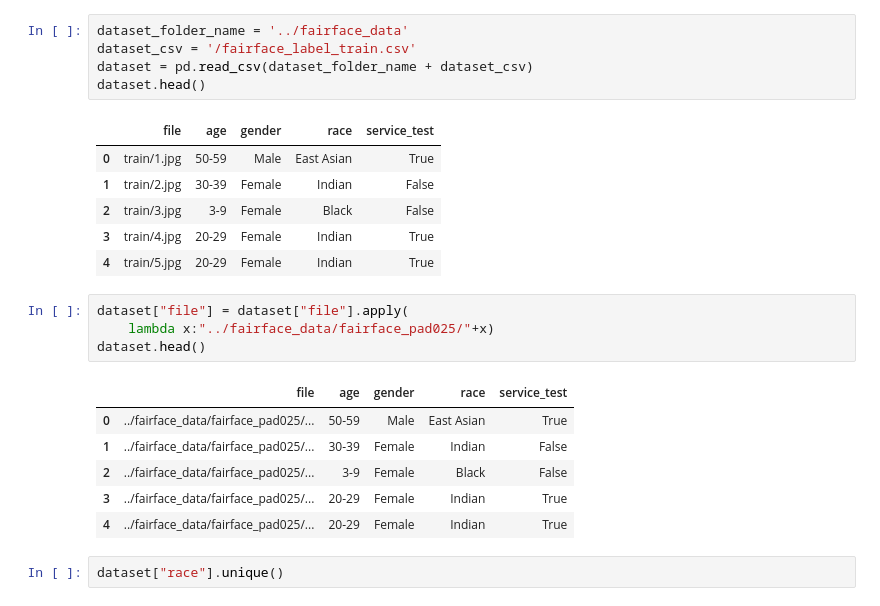
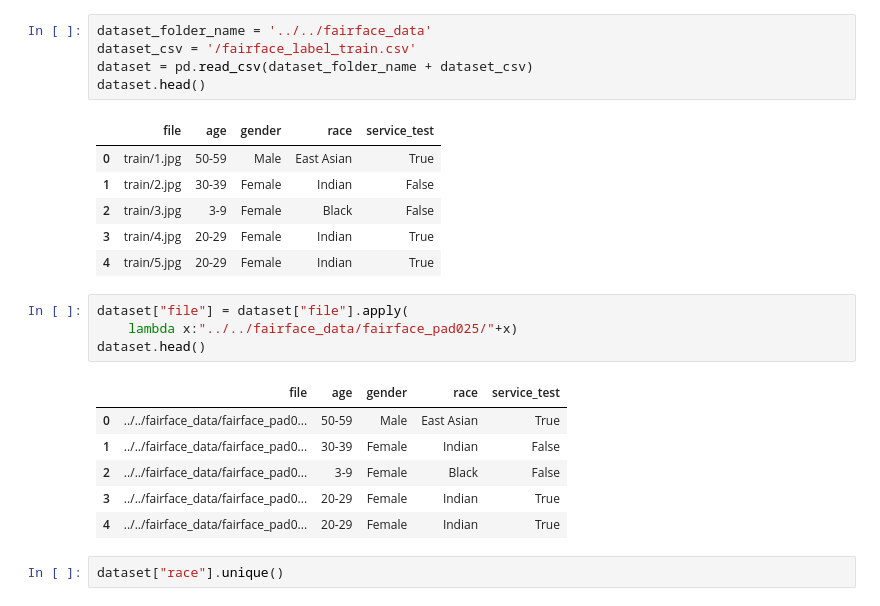
Before and after one commit to sudikshas/Racial_Classification_XAI_Model, a Jupyter notebook: notebook/Race_model-Copy1.ipynb, the cells around one changed output. Cells and saved outputs as stored; diff of their text form.

```diff
--- a/notebook/Race_model-Copy1.ipynb
+++ b/notebook/Race_model-Copy1.ipynb
@@ -63,7 +63,7 @@ dataset_dict = {
 dataset_dict['gender_alias'] = dict((g, i) for i, g in dataset_dict['gender_id'].items())
 dataset_dict['race_alias'] = dict((g, i) for i, g in dataset_dict['race_id'].items())
 # %%
-dataset_folder_name = '../fairface_data'
+dataset_folder_name = '../../fairface_data'
 dataset_csv = '/fairface_label_train.csv'
 dataset = pd.read_csv(dataset_folder_name + dataset_csv)
 dataset.head()
@@ -76,15 +76,15 @@ dataset.head()
 | 4 | train/5.jpg | 20-29 | Female | Indian | True |
 # %%
 dataset["file"] = dataset["file"].apply(
-    lambda x:"../fairface_data/fairface_pad025/"+x)
+    lambda x:"../../fairface_data/fairface_pad025/"+x)
 dataset.head()
 # %% [output]
 |  | file | age | gender | race | service_test |
-| 0 | ../fairface_data/fairface_pad025/... | 50-59 | Male | East Asian | True |
-| 1 | ../fairface_data/fairface_pad025/... | 30-39 | Female | Indian | False |
-| 2 | ../fairface_data/fairface_pad025/... | 3-9 | Female | Black | False |
-| 3 | ../fairface_data/fairface_pad025/... | 20-29 | Female | Indian | True |
-| 4 | ../fairface_data/fairface_pad025/... | 20-29 | Female | Indian | True |
+| 0 | ../../fairface_data/fairface_pad0... | 50-59 | Male | East Asian | True |
+| 1 | ../../fairface_data/fairface_pad0... | 30-39 | Female | Indian | False |
+| 2 | ../../fairface_data/fairface_pad0... | 3-9 | Female | Black | False |
+| 3 | ../../fairface_data/fairface_pad0... | 20-29 | Female | Indian | True |
+| 4 | ../../fairface_data/fairface_pad0... | 20-29 | Female | Indian | True |
 # %%
 dataset["race"].unique()
 # %% [output]
```
Also changed, not shown: parts of 4 cells of this notebook, 1 other file.
